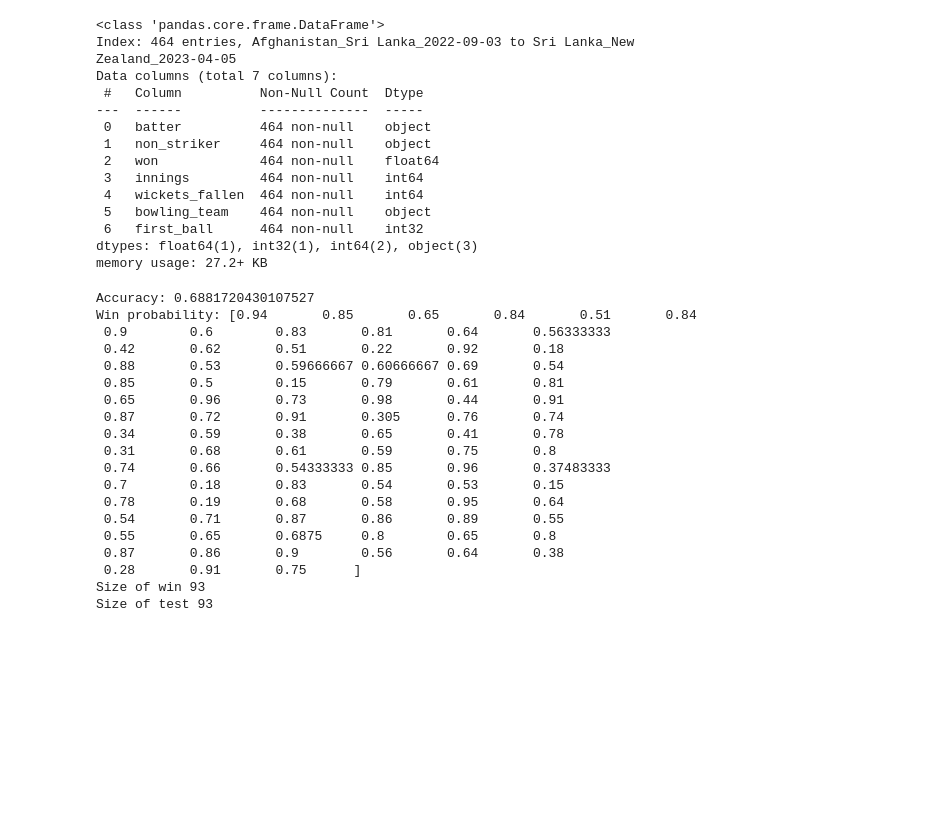
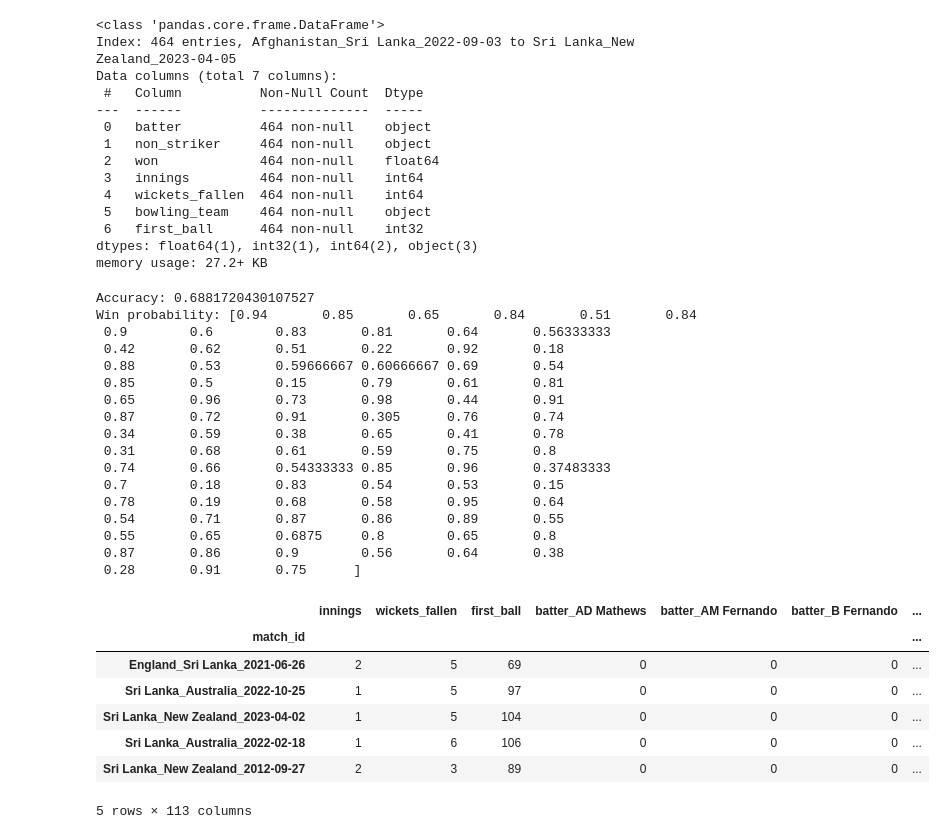
Before and after one commit to 19Kaumini/e19-co544-cricket-analytics-and-prediction, a Jupyter notebook: Models/PlayerAnalysis.ipynb, the cells around one changed output. Saved outputs shown, nothing was run; the diff lists cells and outputs as text; code cells hidden in the pictures; blank space fills up the shorter version.

```diff
--- a/Models/PlayerAnalysis.ipynb
+++ b/Models/PlayerAnalysis.ipynb
@@ -197,8 +197,6 @@ y_pred = model.predict(X_test)
 print('Accuracy:', accuracy_score(y_test, y_pred))
 win_probability = model.predict_proba(X_test)[:, 1]
 print('Win probability:', win_probability)
-print("Size of win",len(win_probability))
-print("Size of test",len(X_test))
 # %% [output]
 Accuracy: 0.6881720430107527
 Win probability: [0.94       0.85       0.65       0.84       0.51       0.84
@@ -217,5 +215,14 @@ Win probability: [0.94       0.85       0.65       0.84       0.51       0.84
  0.55       0.65       0.6875     0.8        0.65       0.8
  0.87       0.86       0.9        0.56       0.64       0.38
  0.28       0.91       0.75      ]
-Size of win 93
-Size of test 93
+# %%
+X_test.head()
+# %% [output]
+|  | innings | wickets_fallen | first_ball | batter_AD Mathews | batter_AM Fernando | batter_B Fernando | ... |
+| match_id |  |  |  |  |  |  | ... |
+| England_Sri Lanka_2021-06-26 | 2 | 5 | 69 | 0 | 0 | 0 | ... |
+| Sri Lanka_Australia_2022-10-25 | 1 | 5 | 97 | 0 | 0 | 0 | ... |
+| Sri Lanka_New Zealand_2023-04-02 | 1 | 5 | 104 | 0 | 0 | 0 | ... |
+| Sri Lanka_Australia_2022-02-18 | 1 | 6 | 106 | 0 | 0 | 0 | ... |
+| Sri Lanka_New Zealand_2012-09-27 | 2 | 3 | 89 | 0 | 0 | 0 | ... |
+5 rows × 113 columns
```
Also changed, not shown: parts of 1 cell of this notebook.
